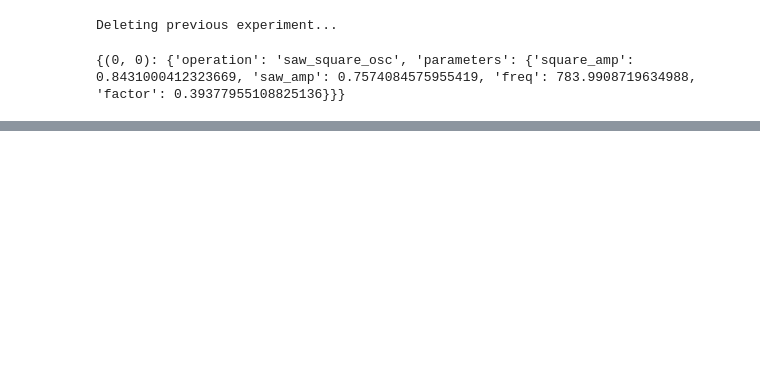
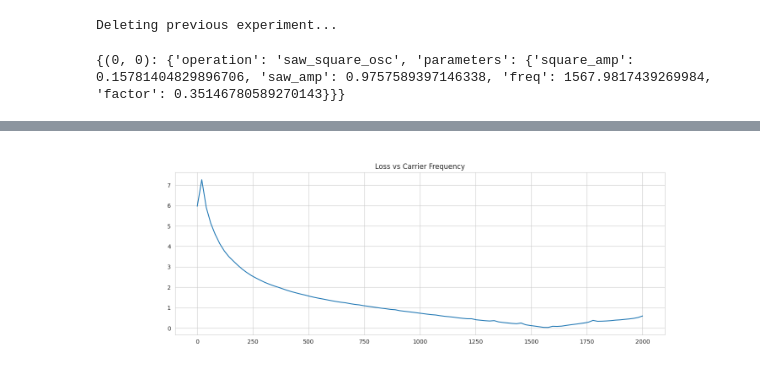
Before and after one commit to aisynth/diffmoog, a Jupyter notebook: visualization_notebooks/optimization analysis/saw_square_osc/visualize_loss_surface_single_saw_square_osc.ipynb, the cells around one changed output, grey strips where cells are left out. Cells and saved outputs as stored; diff of their text form; code cells hidden in the pictures; blank space fills up the shorter version.

Commit message:
added visualization utils, bug fixes

```diff
--- a/visualization_notebooks/optimization analysis/saw_square_osc/visualize_loss_surface_single_saw_square_osc.ipynb
+++ b/visualization_notebooks/optimization analysis/saw_square_osc/visualize_loss_surface_single_saw_square_osc.ipynb
@@ -19,19 +24,22 @@ import seaborn as sns
 sns.set_style('whitegrid')
 # %%
 # Setup experiment
+project_root = r'/home/almogelharar/almog/ai_synth'
 
 exp_name = 'del_visualization'
 dataset_name = 'saw_square_mix_single'
-config_name = r'C:\Users\noamk\PycharmProjects\ai_synth\configs\optimization_analysis\saw_square_mix_single_synth_config_hp_search.yaml'
-device = 'cuda'
+device = 'cpu'
 
-cfg = configure_experiment(exp_name, dataset_name, config_name, debug=True)
+config_path = os.path.join(project_root, 'configs', 'optimization_analysis', 'saw_square_mix_single_synth_config_hp_search.yaml')
+data_path = os.path.join(project_root, 'data', dataset_name, 'train', '')
+
+cfg = configure_experiment(exp_name, dataset_name, config_path, debug=True)
 
 synth = SynthModular(preset_name=cfg.synth.preset,
                      synth_constants=synth_constants,
                      device=device)
 
-dataset = AiSynthDataset(fr'C:\Users\noamk\PycharmProjects\ai_synth\data\{dataset_name}\train', noise_std=0)
+dataset = AiSynthDataset(data_path, noise_std=0)
 # %% [output]
 Deleting previous experiment...
 # %%
@@ -43,7 +51,7 @@ target_signal = target_signal.to(device)
 synth.update_cells_from_dict(target_param_dict)
 print(target_param_dict)
 # %% [output]
-{(0, 0): {'operation': 'saw_square_osc', 'parameters': {'square_amp': 0.8431000412323669, 'saw_amp': 0.7574084575955419, 'freq': 783.9908719634988, 'factor': 0.39377955108825136}}}
+{(0, 0): {'operation': 'saw_square_osc', 'parameters': {'square_amp': 0.15781404829896706, 'saw_amp': 0.9757589397146338, 'freq': 1567.9817439269984, 'factor': 0.35146780589270143}}}
 # %%
 cfg.multi_spectral_loss_spec_type = 'SPECTROGRAM'
 loss_handler = spectral_loss.SpectralLoss(loss_type=cfg.loss.spec_loss_type,
@@ -55,35 +61,11 @@ loss_handler = spectral_loss.SpectralLoss(loss_type=cfg.loss.spec_loss_type,
-# %%
-def calc_loss_vs_param_range(param_name, cell_index, min_val, max_val, n_steps):
-    param_range = np.linspace(min_val, max_val, n_steps)
-
-    loss_vals = []
-    for param_val in param_range:
-        update_params = copy.deepcopy(target_param_dict)
-
-        update_params[cell_index]['parameters'].update({param_name: param_val})
-
-        synth.update_cells_from_dict(update_params)
-        signal, _ = synth.generate_signal(signal_duration=1)
-
-        target_signal_unsqueezed = target_signal.unsqueeze(dim=0)
-        loss_val, _, _ = loss_handler.call(target_signal_unsqueezed, signal, step=0, return_spectrogram=False)
-
-        loss_vals.append(loss_val.detach().cpu().numpy().item())
-
-    return loss_vals, param_range
-
-def plot_loss_vs_param(param_range, loss_vals, title):
-    plt.figure(figsize=(12, 5))
-    plt.plot(param_range, loss_vals)
-    plt.title(title)
-    plt.show()
 # %%
 param_name = 'freq'
 cell_index = (0, 0)
 min_val = 0
 max_val = 2000
-n_steps = 2000
+n_steps = 100
 
-loss_vals, param_range = calc_loss_vs_param_range(param_name, cell_index, min_val=min_val, max_val=max_val, n_steps=n_steps)
+loss_vals, param_range = calc_loss_vs_param_range(synth, target_param_dict, target_signal, loss_handler,
+                                                  param_name, cell_index, min_val=min_val, max_val=max_val, n_steps=n_steps)
 plot_loss_vs_param(param_range, loss_vals, title='Loss vs Carrier Frequency')
 # %% [output]
@@ -92,3 +72,4 @@ plot_loss_vs_param(param_range, loss_vals, title='Loss vs Carrier Frequency')
+[figure, added]
 # %%
 param_name = 'square_amp'
 cell_index = (0, 0)
```
Also changed, not shown: parts of 7 cells of this notebook, 4 other files.
